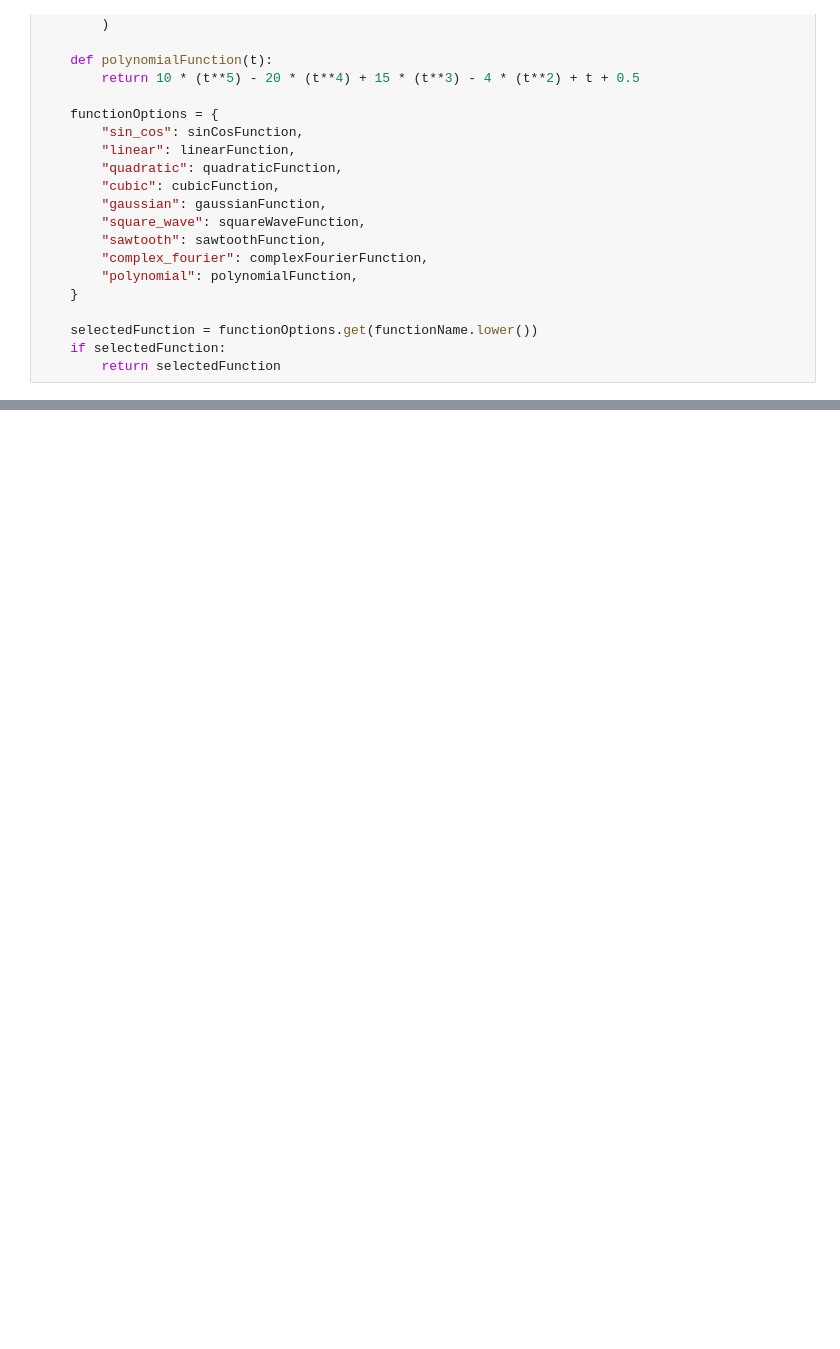
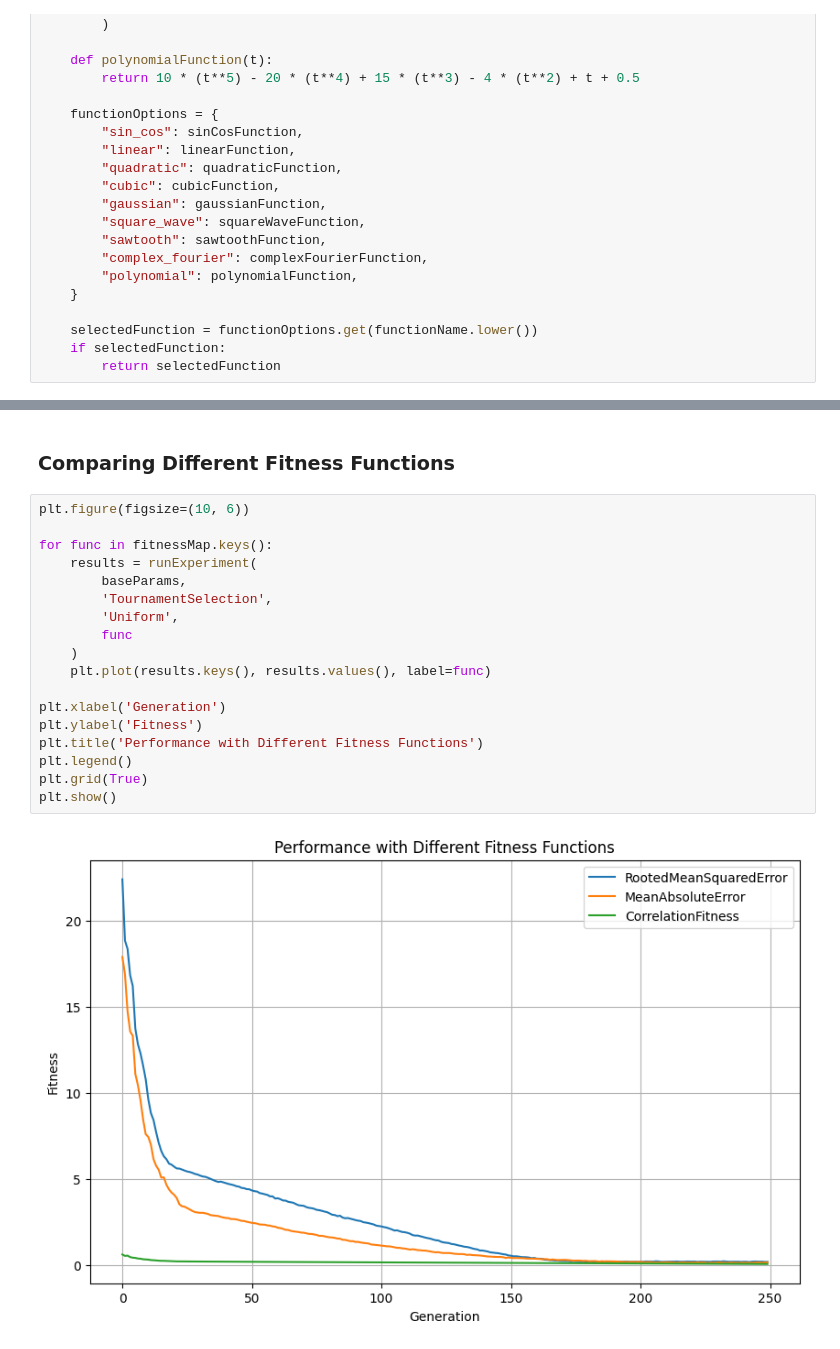
Before and after one commit to Parsa-Saeednia/ai-evolutionary-adversarial-search, a Jupyter notebook: Genetic-Algorithm.ipynb, the cells around one changed output, grey strips where cells are left out. Drawn from its saved outputs; the diff is of its cells as text; blank space fills up the shorter version.

```diff
--- a/Genetic-Algorithm.ipynb
+++ b/Genetic-Algorithm.ipynb
@@ -409,0 +567,22 @@ naturalSelection = NaturalSelection(database,
+# %% [markdown]
+### Comparing Different Fitness Functions
+# %%
+plt.figure(figsize=(10, 6))
+
+for func in fitnessMap.keys():
+    results = runExperiment(
+        baseParams,
+        'TournamentSelection',
+        'Uniform',
+        func
+    )
+    plt.plot(results.keys(), results.values(), label=func)
+
+plt.xlabel('Generation')
+plt.ylabel('Fitness')
+plt.title('Performance with Different Fitness Functions')
+plt.legend()
+plt.grid(True)
+plt.show()
+# %% [output]
+[figure, added]
```
Also changed, not shown: parts of 21 cells of this notebook.
